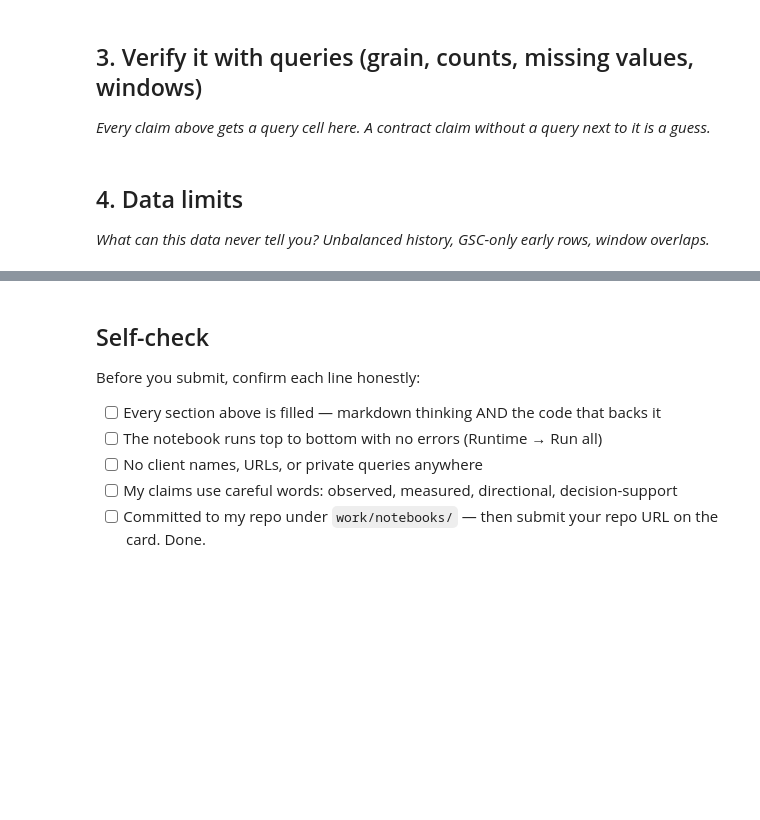
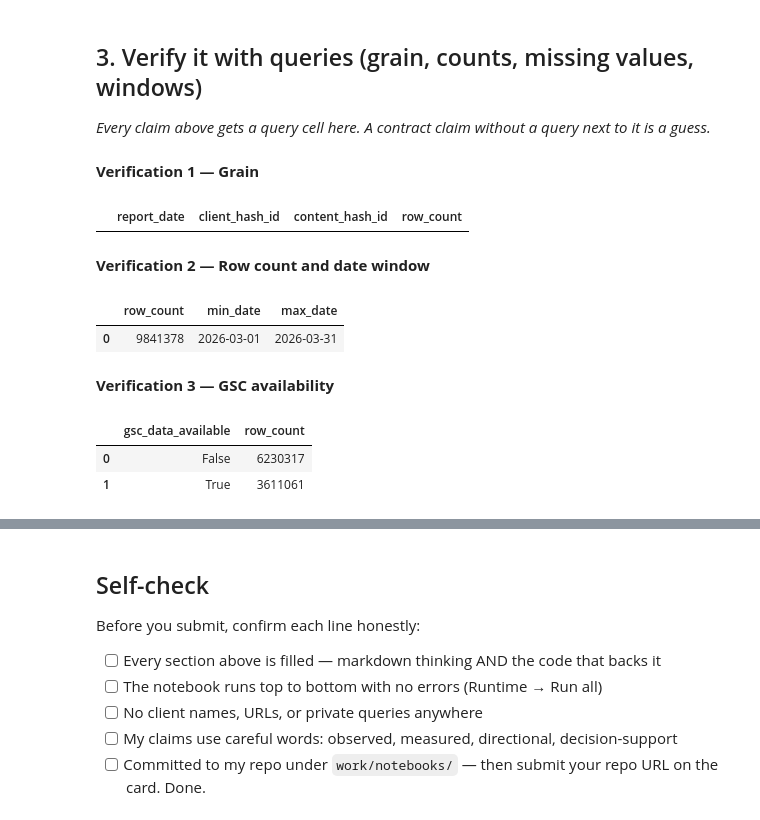
Before and after one commit to Charitha-05/flyrank-ml, a Jupyter notebook: work/notebooks/w03_data_contract.ipynb, the cells around one changed output, grey strips where cells are left out. Cells and saved outputs as stored; diff of their text form; code cells hidden in the pictures; blank space fills up the shorter version.

```diff
--- a/work/notebooks/w03_data_contract.ipynb
+++ b/work/notebooks/w03_data_contract.ipynb
@@ -50,0 +33,17 @@ TimeoutException: Requesting secret HF_TOKEN timed out. Secrets can only be fetc
+# %%
+DAILY_MAR = (
+    "read_parquet("
+    "'hf://datasets/FlyRank/internship-warehouse/"
+    "fact_content_daily_performance/month=2026-03/*.parquet'"
+    ")"
+)
+
+test = con.sql(f"""
+SELECT
+    COUNT(*) AS row_count,
+    MIN(report_date) AS min_date,
+    MAX(report_date) AS max_date
+FROM {DAILY_MAR}
+""").df()
+
+display(test)
@@ -61,4 +160,59 @@ TimeoutException: Requesting secret HF_TOKEN timed out. Secrets can only be fetc
-# %% [markdown]
-## 4. Data limits
-
-*What can this data never tell you? Unbalanced history, GSC-only early rows, window overlaps.*
+# %% [markdown]
+**Verification 1 — Grain**
+# %%
+q1 = f"""
+SELECT
+    report_date,
+    client_hash_id,
+    content_hash_id,
+    COUNT(*) AS row_count
+FROM {DAILY_MAR}
+GROUP BY
+    report_date,
+    client_hash_id,
+    content_hash_id
+HAVING COUNT(*) > 1
+LIMIT 10
+"""
+
+grain_check = con.sql(q1).df()
+
+display(grain_check)
+# %% [output]
+|  | report_date | client_hash_id | content_hash_id | row_count |
+# %% [markdown]
+**Verification 2 — Row count and date window**
+# %%
+q2 = f"""
+SELECT
+    COUNT(*) AS row_count,
+    MIN(report_date) AS min_date,
+    MAX(report_date) AS max_date
+FROM {DAILY_MAR}
+"""
+
+date_check = con.sql(q2).df()
+
+display(date_check)
+# %% [output]
+|  | row_count | min_date | max_date |
+| 0 | 9841378 | 2026-03-01 | 2026-03-31 |
+# %% [markdown]
+**Verification 3 — GSC availability**
+# %%
+q3 = f"""
+SELECT
+    gsc_data_available,
+    COUNT(*) AS row_count
+FROM {DAILY_MAR}
+GROUP BY gsc_data_available
+ORDER BY gsc_data_available
+"""
+
+availability_check = con.sql(q3).df()
+
+display(availability_check)
+# %% [output]
+|  | gsc_data_available | row_count |
+| 0 | False | 6230317 |
+| 1 | True | 3611061 |
```
Also changed, not shown: parts of 16 cells of this notebook.
